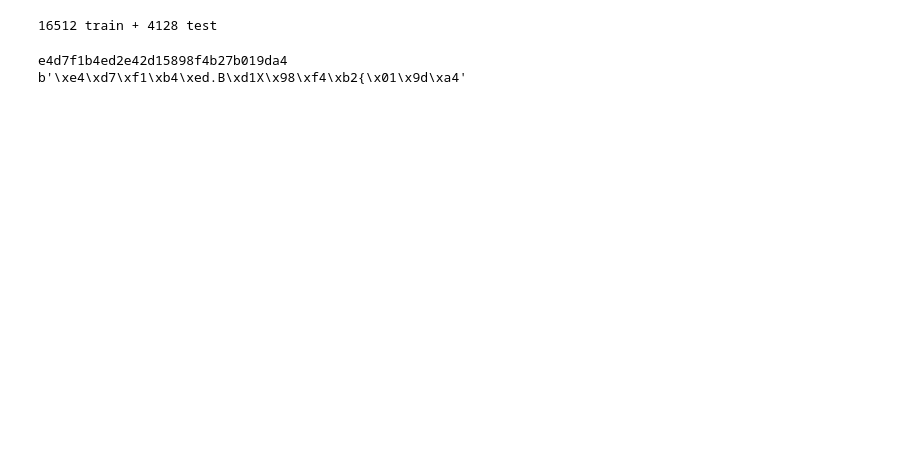
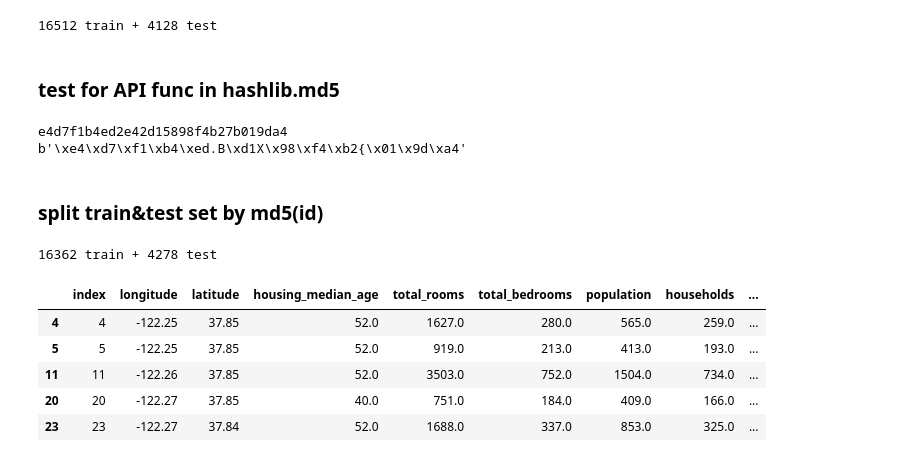
Before and after one commit to CarlyleMan/learning-tf2, a Jupyter notebook: ch2.ipynb, the cells around one changed output. Drawn from its saved outputs; the diff is of its cells as text; code cells hidden in the pictures; blank space fills up the shorter version.

Commit message:
split train & test set by md5

```diff
--- a/ch2.ipynb
+++ b/ch2.ipynb
@@ -149,6 +151,8 @@ train_set, test_set = split_train_test_set(housing_with_index, 0.2)
 print(len(train_set), "train +", len(test_set), "test")
 # %% [output]
 16512 train + 4128 test
+# %% [markdown]
+### test for API func in hashlib.md5
 # %%
 import hashlib
 md5_hash = hashlib.md5()
@@ -158,9 +162,28 @@ print(md5_hash.digest())
 # %% [output]
 e4d7f1b4ed2e42d15898f4b27b019da4
 b'\xe4\xd7\xf1\xb4\xed.B\xd1X\x98\xf4\xb2{\x01\x9d\xa4'
-# %%
-def split_train_test_set_by_id(data, test_ratio, hash=hashlib.md5()):
-
-    return
-
-train_set, test_set = split_train_test_set_by_id(housing_with_index, 0.2)
+# %% [markdown]
+### split train&test set by md5(id)
+# %%
+def split_train_test_set_by_id(data, test_ratio, id_col, hash=hashlib.md5):
+    test_set_check = lambda id_: hash(np.int64(id_)).digest()[-1] < test_ratio*256 # note: input of hash() cannot be int, but can be np.int64
+    in_test_set = data[id_col].apply(test_set_check)
+    test_set = data.loc[in_test_set]
+
+    # both are ok
+    train_set = data.loc[~in_test_set]
+    # train_set = data.loc[(1-in_test_set).astype(bool)]
+
+    return train_set, test_set
+
+train_set, test_set = split_train_test_set_by_id(housing_with_index, 0.2, "index")
+print(len(train_set), "train +", len(test_set), "test")
+test_set.head()
+# %% [output]
+16362 train + 4278 test
+|  | index | longitude | latitude | housing_median_age | total_rooms | total_bedrooms | population | households | ... |
+| 4 | 4 | -122.25 | 37.85 | 52.0 | 1627.0 | 280.0 | 565.0 | 259.0 | ... |
+| 5 | 5 | -122.25 | 37.85 | 52.0 | 919.0 | 213.0 | 413.0 | 193.0 | ... |
+| 11 | 11 | -122.26 | 37.85 | 52.0 | 3503.0 | 752.0 | 1504.0 | 734.0 | ... |
+| 20 | 20 | -122.27 | 37.85 | 40.0 | 751.0 | 184.0 | 409.0 | 166.0 | ... |
+| 23 | 23 | -122.27 | 37.84 | 52.0 | 1688.0 | 337.0 | 853.0 | 325.0 | ... |
```
Also changed, not shown: parts of 4 cells of this notebook.
